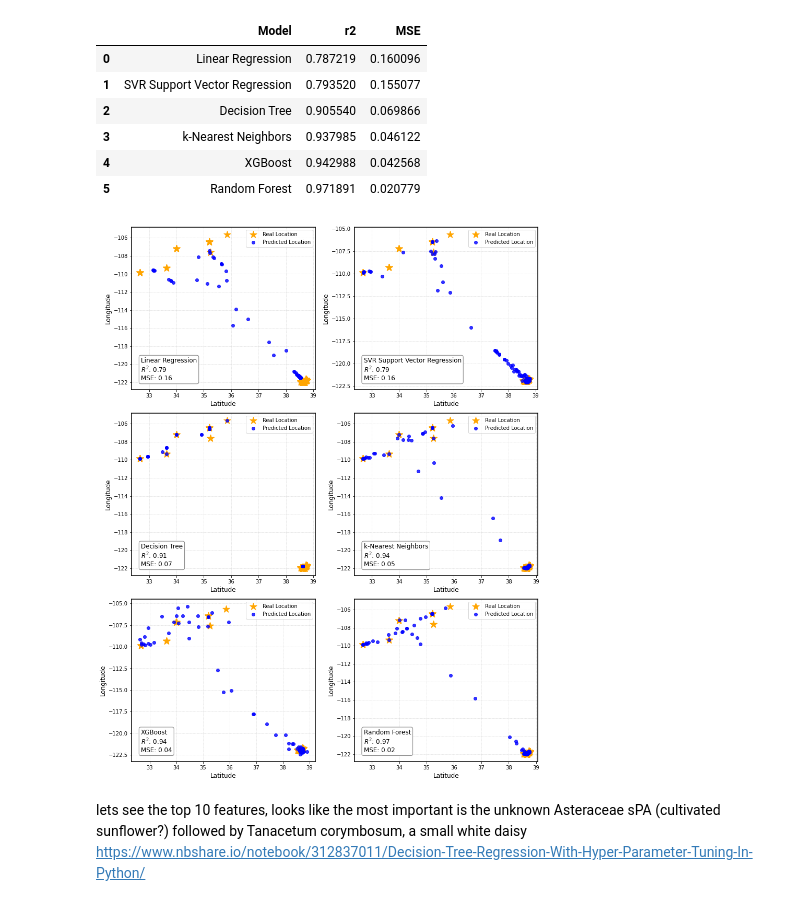
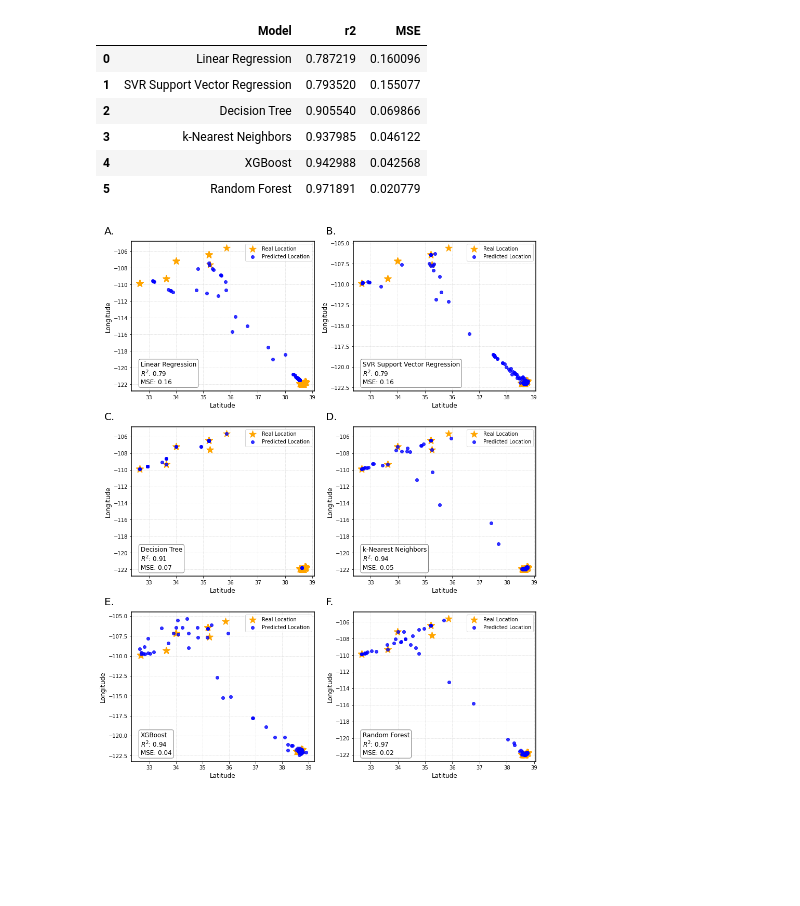
Before and after one commit to hayesrebecca/pollenGeolocation, a Jupyter notebook: 2_modelComparisons.ipynb, the cells around one changed output. Saved outputs shown, nothing was run; the diff lists cells and outputs as text; code cells hidden in the pictures; blank space fills up the shorter version.

Commit message:
feat: added code to save out pdf panel fig

```diff
--- a/2_modelComparisons.ipynb
+++ b/2_modelComparisons.ipynb
@@ -334,26 +335,39 @@ def plot_test_preds(y_test, preds, scaler, model_type, ax):
 # %%
 method_dict = {'Linear Regression':preds_LR,
           'SVR Support Vector Regression':preds_SVR ,
           'Decision Tree':preds_DTR,
           'k-Nearest Neighbors':preds_KNR,
           'XGBoost':preds_XG_best,
           'Random Forest':preds_RF}
 
 scaler = sc_y
 
 # Create a 3x2 grid of subplots
 fig, axes = plt.subplots(3, 2, figsize=(12, 15))  # 3 rows, 2 columns
 axes = axes.flatten()  # Flatten the 2D array for easy iteration
 
 # Iterate over method_dict to access both model_type and associated preds
 for i, (model_type, preds) in enumerate(method_dict.items()):
-    plot_test_preds(y_test, preds, scaler, model_type, axes[i])
+    ax = axes[i]  # Get the subplot axis
+    plot_test_preds(y_test, preds, sc_y, model_type, ax=ax)  # Call the plot function
+
+    # Add panel label in the upper left corner
+    ax.text(
+        -0.15, 1.1,  # Coordinates in axis-relative units (-0.1 from left, 1.1 above top)
+        f"{ascii_uppercase[i]}.",  # Label: A., B., C., ...
+        transform=ax.transAxes,  # Use axis-relative coordinates
+        fontsize=20,  # Font size
+        va='top',  # Vertical alignment
+        ha='left'  # Horizontal alignment
+    )
+
 
 # Adjust layout for better spacing
 plt.tight_layout()
+
+# Save the plot as a PDF (make sure to do this after plt.show() or tight_layout)
+plt.savefig("../pollenGeolocation_saved/figs/real_vs_pred_scatterplots.pdf", format="pdf")
+
 plt.show()
 # %% [output]
-[figure, old version]
+[figure, new version]
-# %% [markdown]
-lets see the top 10 features, looks like the most important is the unknown Asteraceae sPA (cultivated sunflower?) followed by Tanacetum corymbosum, a small white daisy
-https://www.nbshare.io/notebook/312837011/Decision-Tree-Regression-With-Hyper-Parameter-Tuning-In-Python/
```
Also changed, not shown: parts of 3 cells of this notebook, 1 other file.
